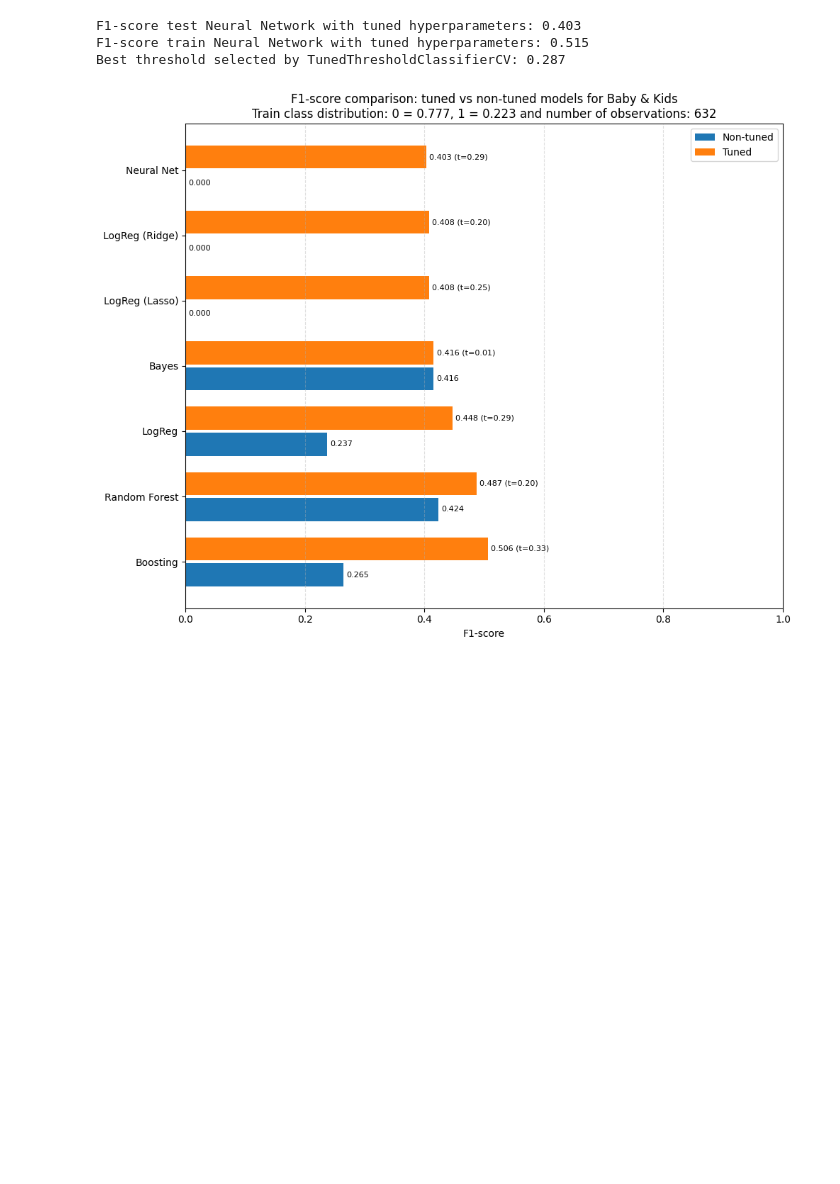
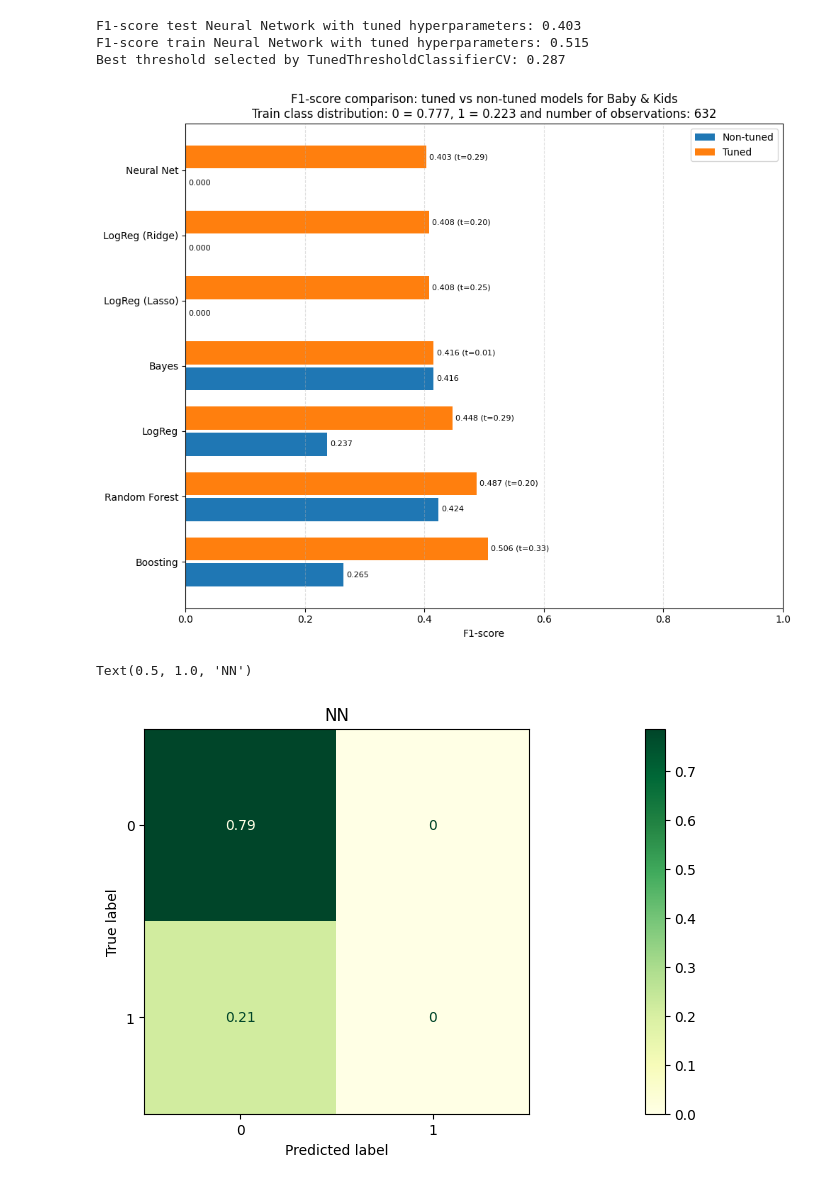
Before and after one commit to ice1O/Luxury-Fashion-Product-Return-Analysis, a Jupyter notebook: Models for Baby & Kids.ipynb, the cells around one changed output. Saved outputs shown, nothing was run; the diff lists cells and outputs as text; code cells hidden in the pictures; blank space fills up the shorter version.

```diff
--- a/Models for Baby & Kids.ipynb
+++ b/Models for Baby & Kids.ipynb
@@ -548,30 +548,45 @@ y = np.arange(len(df_f1))
 plt.barh(y - 0.2, df_f1["F1_base"], height=0.35, label="Non-tuned")
 plt.barh(y + 0.2, df_f1["F1_tuned"], height=0.35, label="Tuned")
 
 
 for i, row in df_f1.iterrows():
 
     plt.text(row["F1_base"] + 0.005, i - 0.2,
              f"{row["F1_base"]:.3f}", va="center", fontsize=8)
 
     if row["F1_tuned"] is not None:
         if row["Threshold"] is not None:
             txt = f"{row["F1_tuned"]:.3f} (t={row["Threshold"]:.2f})"
         else:
             txt = f"{row["F1_tuned"]:.3f}"
         plt.text(row["F1_tuned"] + 0.005, i + 0.2,
                  txt, va="center", fontsize=8)
 
 plt.yticks(y, df_f1["Model"])
 plt.xlabel("F1-score")
 plt.title(
     "F1-score comparison: tuned vs non-tuned models for Baby & Kids\n"
     f"Train class distribution: 0 = {neg:.3f}, 1 = {pos:.3f} and number of observations: {y_train.shape[0]}"
 )
 plt.grid(axis="x", linestyle="--", alpha=0.4)
 plt.legend()
 plt.xlim(0, 1)
 plt.tight_layout()
 plt.show()
+
+
+
+fig, ax1 = plt.subplots(1, 1, figsize=(30, 5))
+from sklearn.metrics import ConfusionMatrixDisplay
+
+ConfusionMatrixDisplay.from_estimator(
+    nnet, X_test, y_test,
+    normalize='all',
+    cmap=plt.cm.YlGn,
+    ax=ax1
+)
+ax1.set_title("NN")
 # %% [output]
 [figure]
+Text(0.5, 1.0, 'NN')
+[figure, added]
```
Also changed, not shown: 1 other file.
